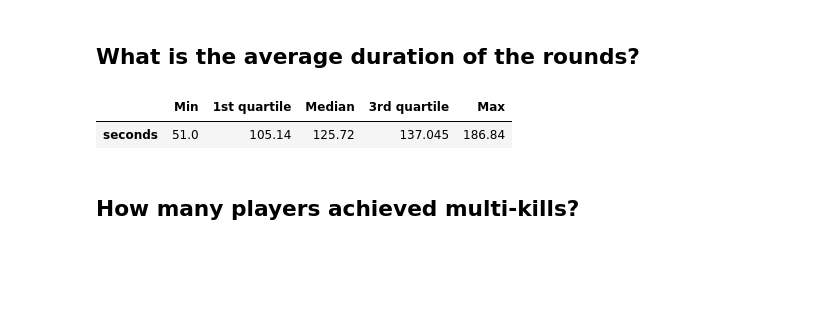
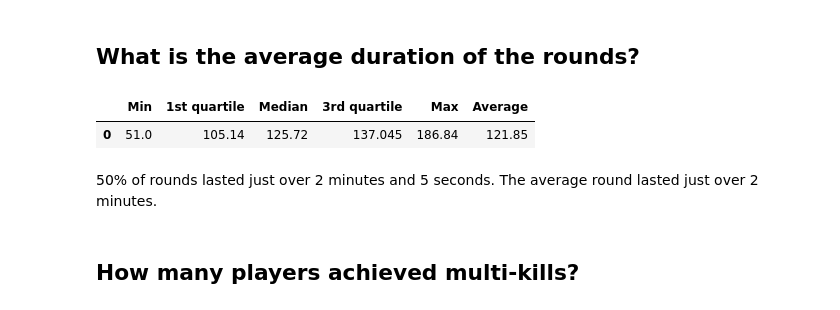
Before and after one commit to dickinsonmatt/counter-strike, a Jupyter notebook: analysis.ipynb, the cells around one changed output. Cells and saved outputs as stored; diff of their text form; code cells hidden in the pictures; blank space fills up the shorter version.

```diff
--- a/analysis.ipynb
+++ b/analysis.ipynb
@@ -288,18 +288,29 @@ Look up HLTV common monetary boundaries but fairly sure these are semi-buy to ne
 # %%
 rounds = dem.rounds.copy()
 
+# calculate total number of ticks
 rounds['total_ticks'] = rounds['end'] - rounds['start']
 
+# fairly sure matches are played on 64 tick servers so divide ticks by 64 to get seconds
 rounds['seconds'] = round(rounds['total_ticks']/64, 2)
 
-# rounds['seconds'].max()
+# quartile ranges for number of seconds
+qs = list(rounds['seconds'].quantile(q = [0, .25, .5, .75, 1]))
 
-pd.DataFrame(
-    rounds['seconds'].quantile(q = [0, .25, .5, .75, 1])
-).T.rename(mapper = {0: "Min", .25: "1st quartile", .5: "Median", .75: "3rd quartile", 1: "Max"}, axis = 1)
+# add average time
+qs.append(rounds['seconds'].mean())
+
+# create table
+seconds_five_num_summary = pd.DataFrame(
+    qs
+).T.rename(mapper = {0: "Min", 1: "1st quartile", 2: "Median", 3: "3rd quartile", 4: "Max", 5: "Average"}, axis = 1)
+
+seconds_five_num_summary
 # %% [output]
-|  | Min | 1st quartile | Median | 3rd quartile | Max |
-| seconds | 51.0 | 105.14 | 125.72 | 137.045 | 186.84 |
+|  | Min | 1st quartile | Median | 3rd quartile | Max | Average |
+| 0 | 51.0 | 105.14 | 125.72 | 137.045 | 186.84 | 121.85 |
+# %% [markdown]
+50% of rounds lasted just over 2 minutes and 5 seconds. The average round lasted just over 2 minutes.
 # %% [markdown]
 ## How many players achieved multi-kills?
 # %%
```
Also changed, not shown: parts of 8 cells of this notebook.
